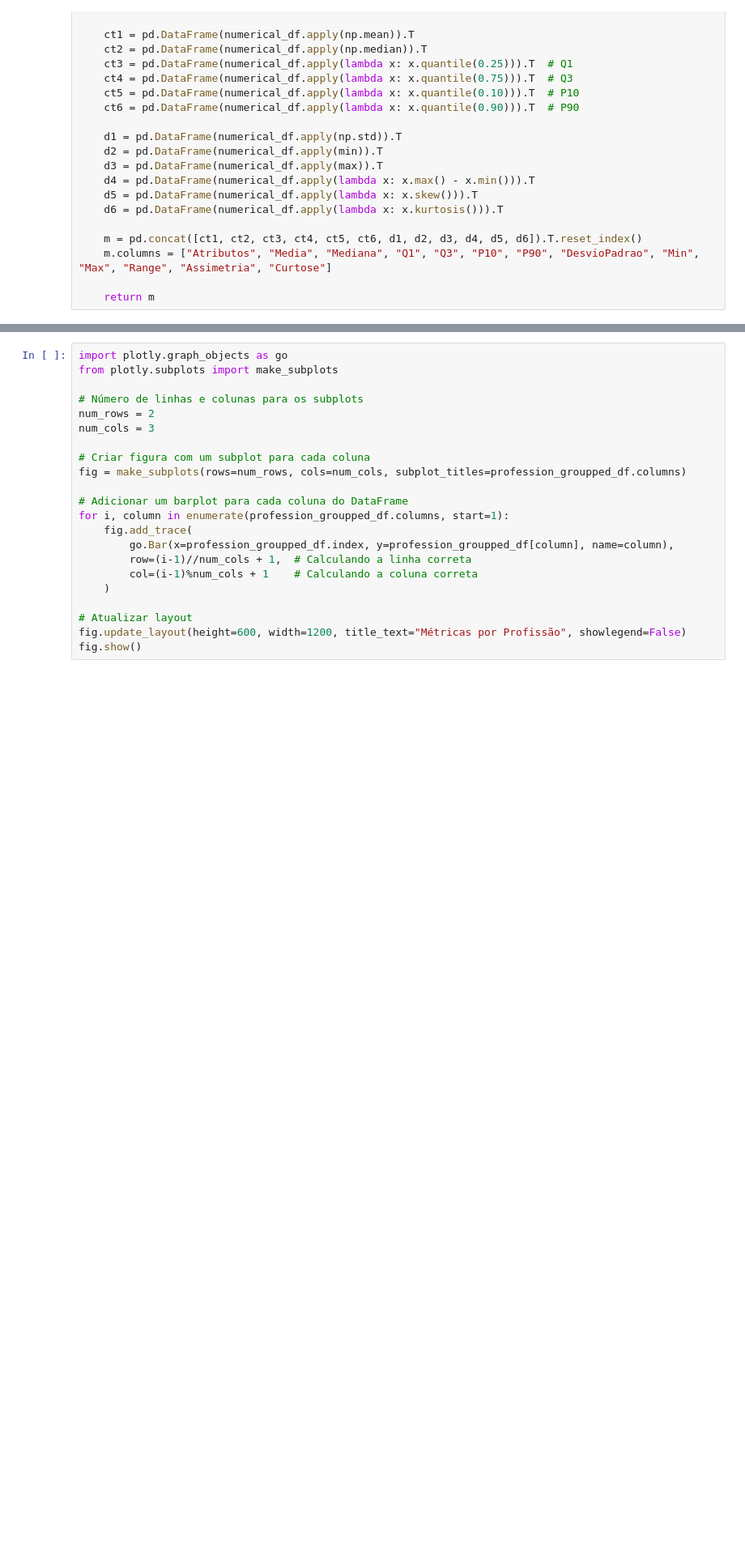
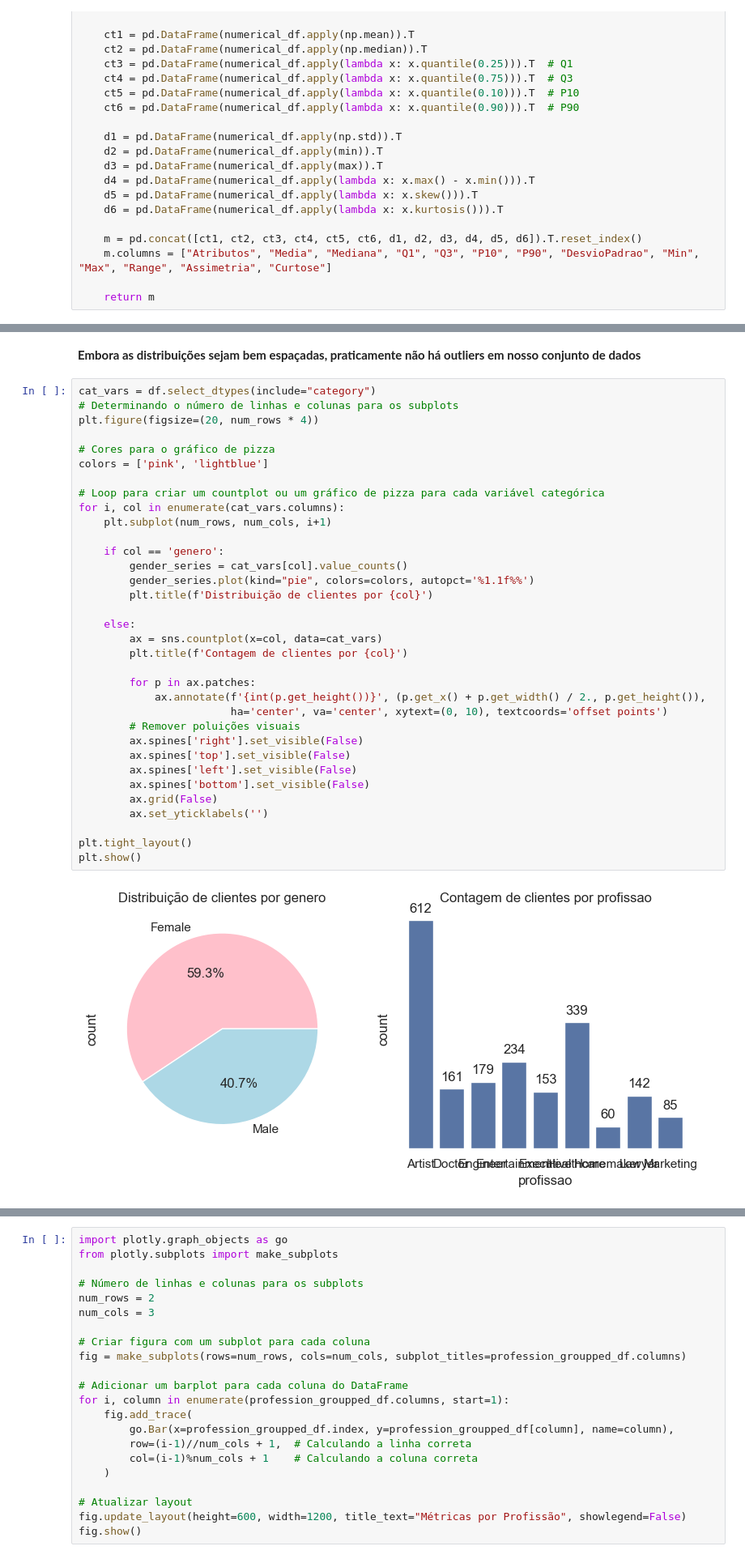
Before and after one commit to IHASCIONAL/EDA_e_segmentacao_de_publico, a Jupyter notebook: EDA.ipynb, the cells around one changed output, grey strips where cells are left out. Shown at 81% size. Cells and saved outputs as stored; diff of their text form; blank space fills up the shorter version.

```diff
--- a/EDA.ipynb
+++ b/EDA.ipynb
@@ -339,0 +264,38 @@ profession_groupped_df
+# %% [markdown]
+**Embora as distribuições sejam bem espaçadas, praticamente não há outliers em nosso conjunto de dados**
+# %%
+cat_vars = df.select_dtypes(include="category")
+# Determinando o número de linhas e colunas para os subplots
+plt.figure(figsize=(20, num_rows * 4))
+
+# Cores para o gráfico de pizza
+colors = ['pink', 'lightblue']
+
+# Loop para criar um countplot ou um gráfico de pizza para cada variável categórica
+for i, col in enumerate(cat_vars.columns):
+    plt.subplot(num_rows, num_cols, i+1)
+
+    if col == 'genero':
+        gender_series = cat_vars[col].value_counts()
+        gender_series.plot(kind="pie", colors=colors, autopct='%1.1f%%')
+        plt.title(f'Distribuição de clientes por {col}')
+
+    else:
+        ax = sns.countplot(x=col, data=cat_vars)
+        plt.title(f'Contagem de clientes por {col}')
+
+        for p in ax.patches:
+            ax.annotate(f'{int(p.get_height())}', (p.get_x() + p.get_width() / 2., p.get_height()),
+                        ha='center', va='center', xytext=(0, 10), textcoords='offset points')
+        # Remover poluições visuais
+        ax.spines['right'].set_visible(False)
+        ax.spines['top'].set_visible(False)
+        ax.spines['left'].set_visible(False)
+        ax.spines['bottom'].set_visible(False)
+        ax.grid(False)
+        ax.set_yticklabels('')
+
+plt.tight_layout()
+plt.show()
+# %% [output]
+[figure, added]
```
Also changed, not shown: parts of 69 cells of this notebook, 3 other files.
